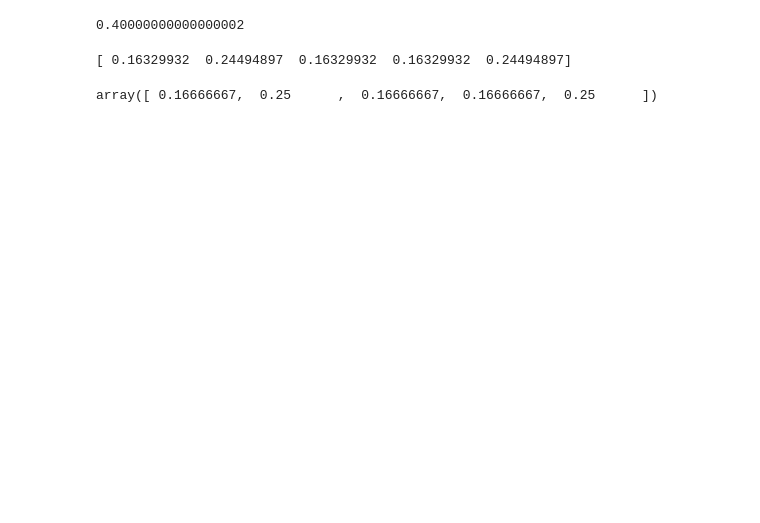
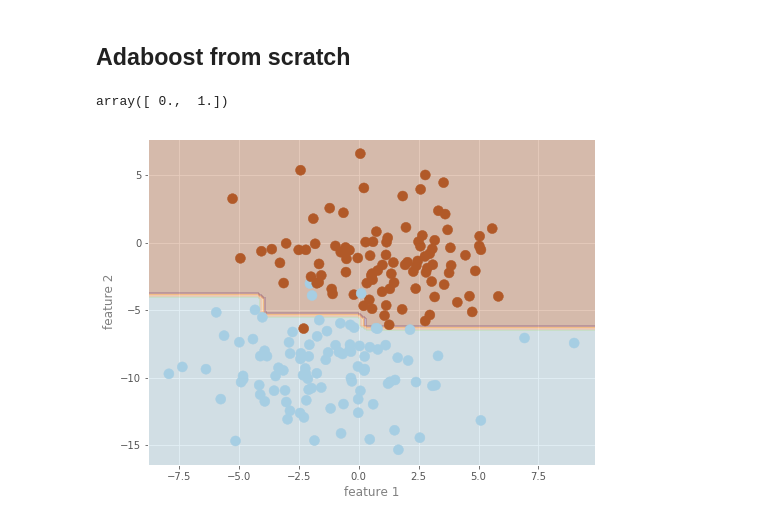
Before and after one commit to RuihaoQiu/Algorithms, a Jupyter notebook: Adaboost-from-scratch.ipynb, the cells around one changed output. Drawn from its saved outputs; the diff is of its cells as text; code cells hidden in the pictures; blank space fills up the shorter version.

Commit message:
fini adaboost

```diff
--- a/Adaboost-from-scratch.ipynb
+++ b/Adaboost-from-scratch.ipynb
@@ -1,26 +1,2 @@
-# %%
-import numpy as np
-import math
-
-X = np.array([[3, 3, 1, 1, 3]]).T
-
-y = np.array([1, -1, -1, -1, -1])
-threshold = 2
-prediction = np.ones(np.shape(y))
-prediction[X[:,0] < threshold] = -1
-n_samples = len(y)
-w = np.full(n_samples, (1 / n_samples))
-error = sum(w[y != prediction])
-error
-# %% [output]
-0.40000000000000002
-# %%
-alpha = 0.5 * math.log((1.0 - error) / (error + 1e-10))
-
-w *= np.exp(-alpha * y * prediction)
-print(w)
-w /= np.sum(w)
-w
-# %% [output]
-[ 0.16329932  0.24494897  0.16329932  0.16329932  0.24494897]
-array([ 0.16666667,  0.25      ,  0.16666667,  0.16666667,  0.25      ])
+# %% [markdown]
+## Adaboost from scratch
@@ -26,0 +67,42 @@ array([ 0.16666667,  0.25      ,  0.16666667,  0.16666667,  0.25      ])
+# %%
+X = np.array([[1, 2, 3, 4, 5, 6], [2, 3, 4, 5, 6, 7]]).T
+y = np.array([0, 0, 0, 1, 1, 1])
+X_t=np.array([[2,1],[7,8]])
+
+AB = Adaboost()
+AB.fit(X, y)
+AB.predict(X_t)
+# %% [output]
+array([ 0.,  1.])
+# %%
+## Model and visulization
+
+from sklearn.datasets.samples_generator import make_blobs
+import matplotlib.pyplot as plt
+plt.style.use('ggplot')
+
+X_train, y_train = make_blobs(n_samples=200, centers=2,
+                  random_state=2, cluster_std=2.50)
+
+fig, ax = plt.subplots(1, 1, figsize=(8, 6))
+ax.set_xlabel('feature 1', color='gray')
+ax.set_ylabel('feature 2', color='gray')
+ax.scatter(X_train[:, 0], X_train[:, 1], c=y_train, s=100, cmap='Paired', zorder=3)
+
+xlim = ax.get_xlim()
+ylim = ax.get_ylim()
+
+# create grid to evaluate model
+x = np.linspace(xlim[0], xlim[1], 50)
+y = np.linspace(ylim[0], ylim[1], 50)
+yy, xx = np.meshgrid(y, x)
+X_test = np.vstack([xx.ravel(), yy.ravel()]).T
+
+AB = Adaboost()
+AB.fit(X_train, y_train)
+zz = AB.predict(X_test)
+zz = zz.reshape(xx.shape)
+ax.contourf(xx, yy, zz, cmap='Paired', alpha=0.3, zorder=1)
+plt.show()
+# %% [output]
+[figure, added]
```
Also changed, not shown: parts of 1 cell of this notebook.
